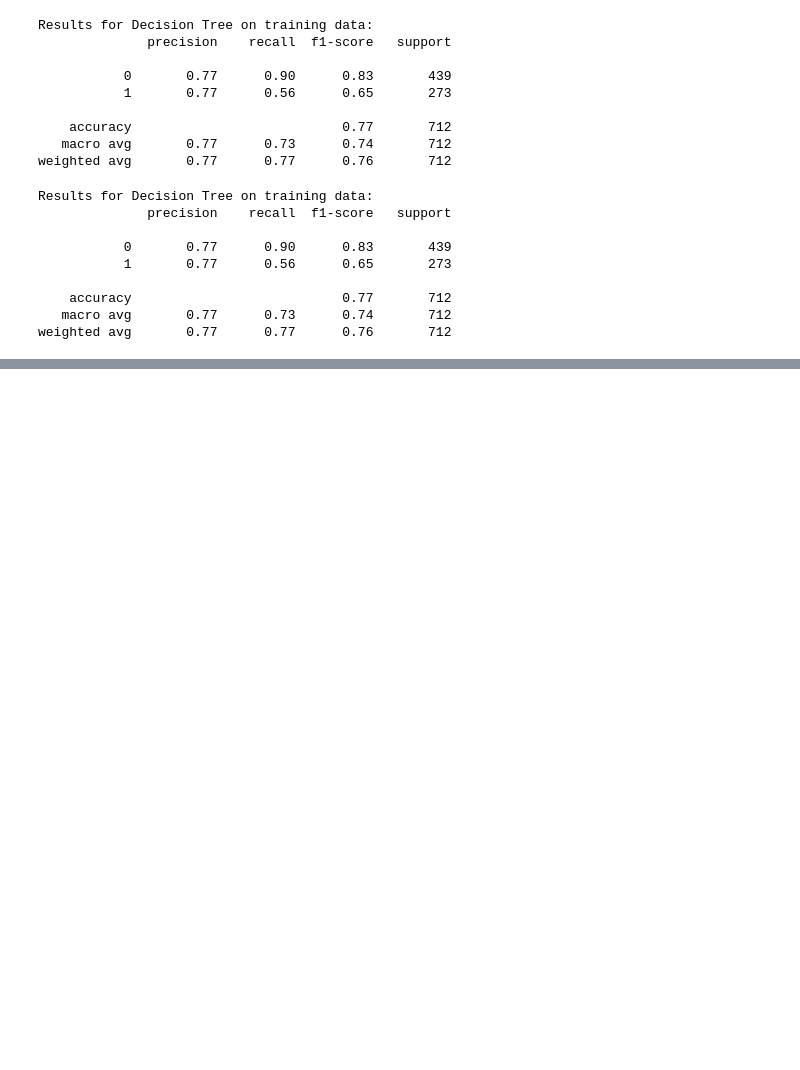
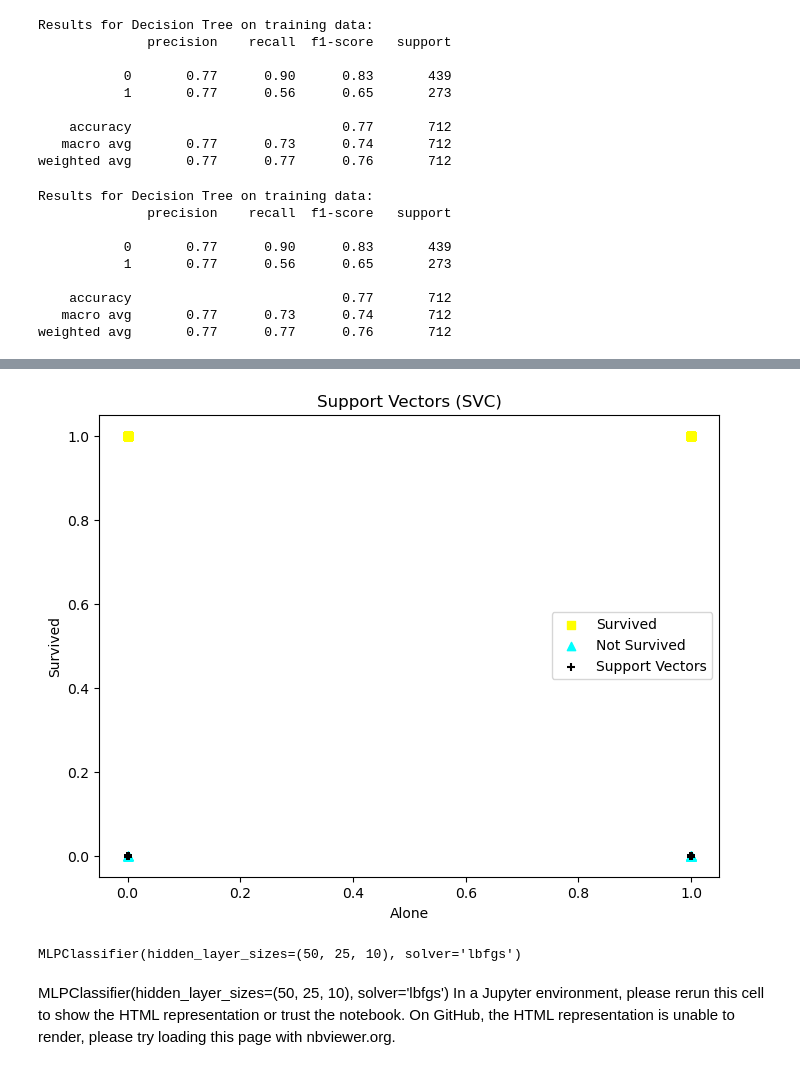
Before and after one commit to Priyankanaskar/applied-ml-priyanka, a Jupyter notebook: lab03/ml03_priyanka.ipynb, the cells around one changed output, grey strips where cells are left out. Saved outputs shown, nothing was run; the diff lists cells and outputs as text; code cells hidden in the pictures; blank space fills up the shorter version.

```diff
--- a/lab03/ml03_priyanka.ipynb
+++ b/lab03/ml03_priyanka.ipynb
@@ -268,0 +327,5 @@ weighted avg       0.77      0.77      0.76       712
+# %%
+# Train SVC Model
+
+svc_model = SVC()
+svc_model.fit(X1_train, y1_train)
@@ -268,0 +354,40 @@ weighted avg       0.77      0.77      0.76       712
+# %%
+# Create data for charting - input target yes and input target no
+survived_alone = X1_test.loc[y1_test == 1, 'alone']
+not_survived_alone = X1_test.loc[y1_test == 0, 'alone']
+
+# Create scatter plot for survived and not survived
+plt.figure(figsize=(8, 6))
+plt.scatter(survived_alone, y1_test.loc[y1_test == 1], c='yellow', marker='s', label='Survived')
+plt.scatter(not_survived_alone, y1_test.loc[y1_test == 0], c='cyan', marker='^', label='Not Survived')
+
+# Add support vectors (if available)
+if hasattr(svc_model, 'support_vectors_'):
+    support_x = svc_model.support_vectors_[:, 0]  # First feature (alone)
+    support_y = svc_model.support_vectors_[:, 1] if svc_model.support_vectors_.shape[1] > 1 else None
+
+    # Plot support vectors
+    if support_y is not None:
+        plt.scatter(support_x, support_y, c='black', marker='+', label='Support Vectors')
+    else:
+        plt.scatter(support_x, [0] * len(support_x), c='black', marker='+', label='Support Vectors')
+
+# Add labels and legend
+plt.xlabel('Alone')
+plt.ylabel('Survived')
+plt.legend()
+plt.title('Support Vectors (SVC)')
+plt.show()
+# %% [output]
+[figure, added]
+# %%
+# Train NN MLP (neural network multi level perceptron) Model
+
+nn_model = MLPClassifier(hidden_layer_sizes=(50, 25, 10), solver='lbfgs')
+nn_model.fit(X1_train, y1_train)
+# %% [output]
+MLPClassifier(hidden_layer_sizes=(50, 25, 10), solver='lbfgs')
+# %% [markdown]
+MLPClassifier(hidden_layer_sizes=(50, 25, 10), solver='lbfgs')
+In a Jupyter environment, please rerun this cell to show the HTML representation or trust the notebook.
+On GitHub, the HTML representation is unable to render, please try loading this page with nbviewer.org.
```
Also changed, not shown: parts of 17 cells of this notebook, 3 other files.
